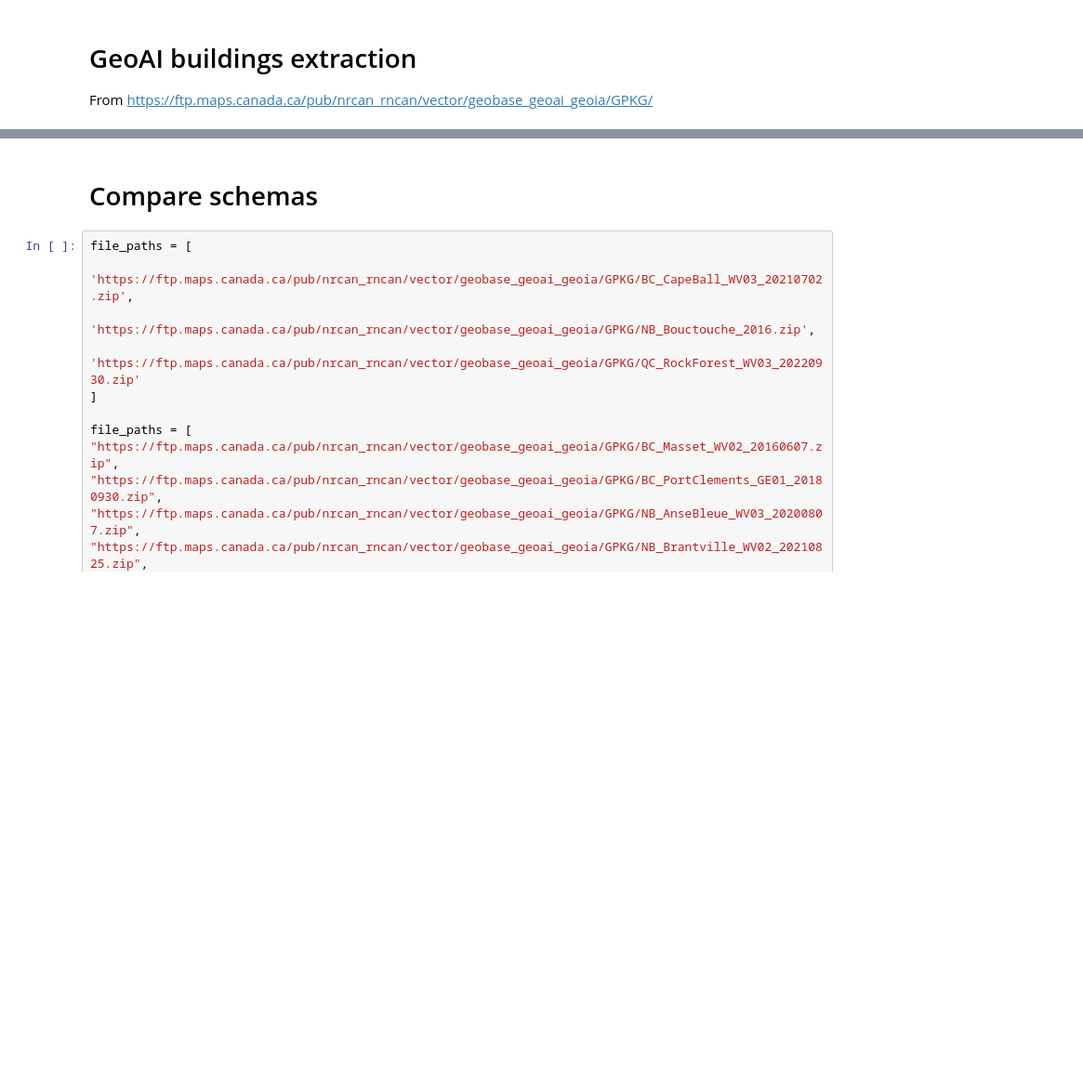
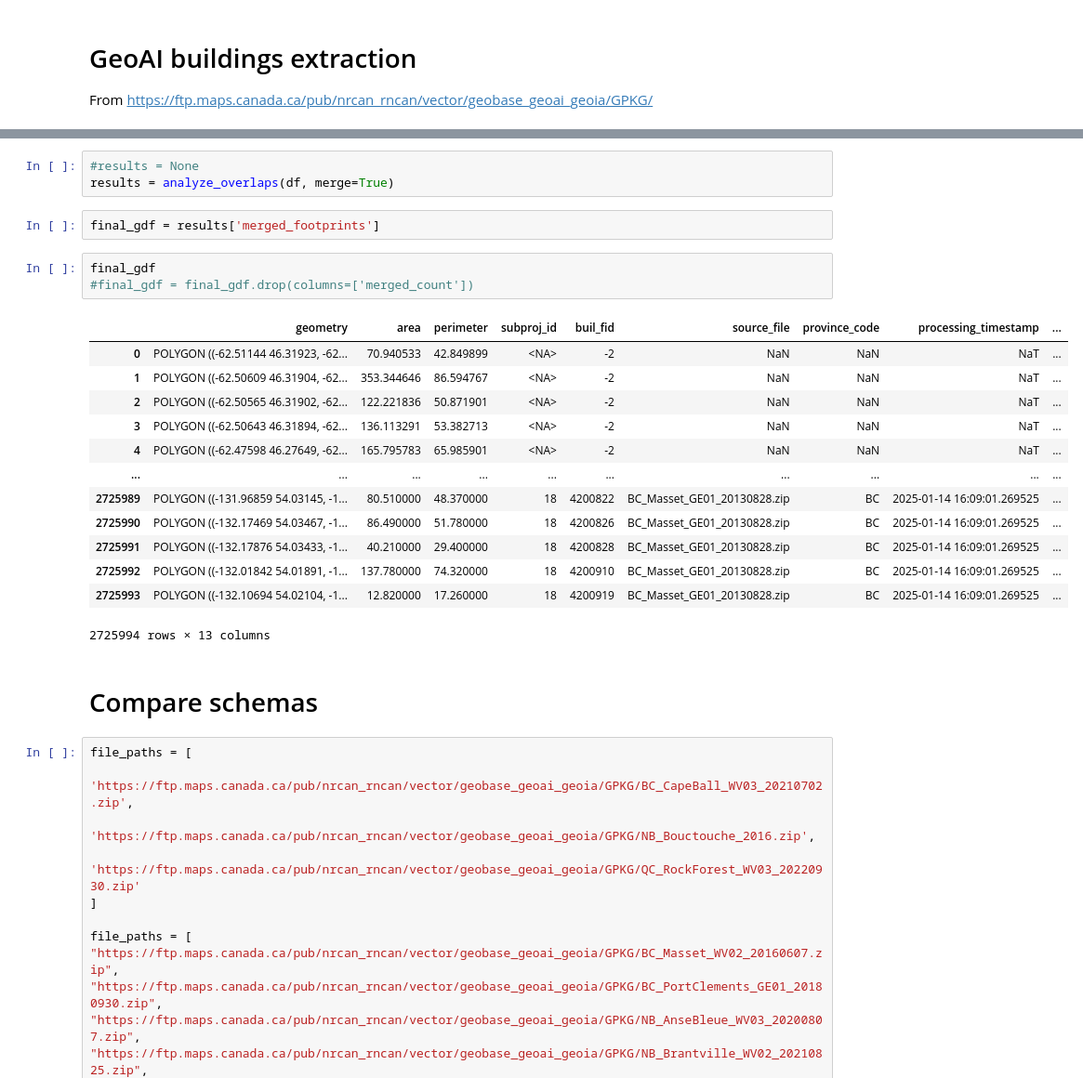
Before and after one commit to ymoisan/nbcmc, a Jupyter notebook: nbs/geoai_buildings.ipynb, the cells around one changed output, grey strips where cells are left out. Shown at 93% size. Cells and saved outputs as stored; diff of their text form; blank space fills up the shorter version.

```diff
--- a/nbs/geoai_buildings.ipynb
+++ b/nbs/geoai_buildings.ipynb
@@ -33,3 +237,25 @@ print(df.info())
+# %%
+#results = None
+results = analyze_overlaps(df, merge=True)
+# %%
+final_gdf = results['merged_footprints']
+# %%
+final_gdf
+#final_gdf = final_gdf.drop(columns=['merged_count'])
+# %% [output]
+|  | geometry | area | perimeter | subproj_id | buil_fid | source_file | province_code | processing_timestamp | ... |
+| 0 | POLYGON ((-62.51144 46.31923, -62... | 70.940533 | 42.849899 | <NA> | -2 | NaN | NaN | NaT | ... |
+| 1 | POLYGON ((-62.50609 46.31904, -62... | 353.344646 | 86.594767 | <NA> | -2 | NaN | NaN | NaT | ... |
+| 2 | POLYGON ((-62.50565 46.31902, -62... | 122.221836 | 50.871901 | <NA> | -2 | NaN | NaN | NaT | ... |
+| 3 | POLYGON ((-62.50643 46.31894, -62... | 136.113291 | 53.382713 | <NA> | -2 | NaN | NaN | NaT | ... |
+| 4 | POLYGON ((-62.47598 46.27649, -62... | 165.795783 | 65.985901 | <NA> | -2 | NaN | NaN | NaT | ... |
+| ... | ... | ... | ... | ... | ... | ... | ... | ... | ... |
+| 2725989 | POLYGON ((-131.96859 54.03145, -1... | 80.510000 | 48.370000 | 18 | 4200822 | BC_Masset_GE01_20130828.zip | BC | 2025-01-14 16:09:01.269525 | ... |
+| 2725990 | POLYGON ((-132.17469 54.03467, -1... | 86.490000 | 51.780000 | 18 | 4200826 | BC_Masset_GE01_20130828.zip | BC | 2025-01-14 16:09:01.269525 | ... |
+| 2725991 | POLYGON ((-132.17876 54.03433, -1... | 40.210000 | 29.400000 | 18 | 4200828 | BC_Masset_GE01_20130828.zip | BC | 2025-01-14 16:09:01.269525 | ... |
+| 2725992 | POLYGON ((-132.01842 54.01891, -1... | 137.780000 | 74.320000 | 18 | 4200910 | BC_Masset_GE01_20130828.zip | BC | 2025-01-14 16:09:01.269525 | ... |
+| 2725993 | POLYGON ((-132.10694 54.02104, -1... | 12.820000 | 17.260000 | 18 | 4200919 | BC_Masset_GE01_20130828.zip | BC | 2025-01-14 16:09:01.269525 | ... |
+2725994 rows × 13 columns
 # %% [markdown]
 # Compare schemas
 # %%
```
Also changed, not shown: parts of 27 cells of this notebook, 1 other file.
